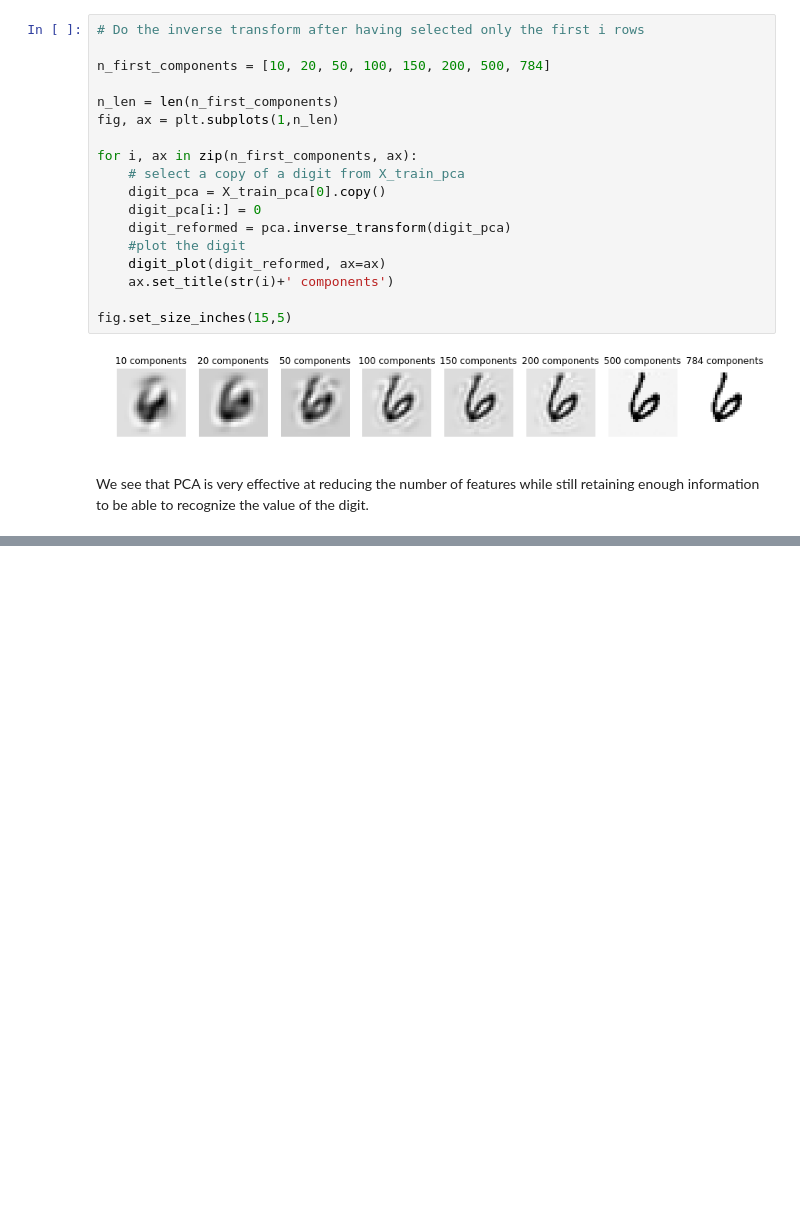
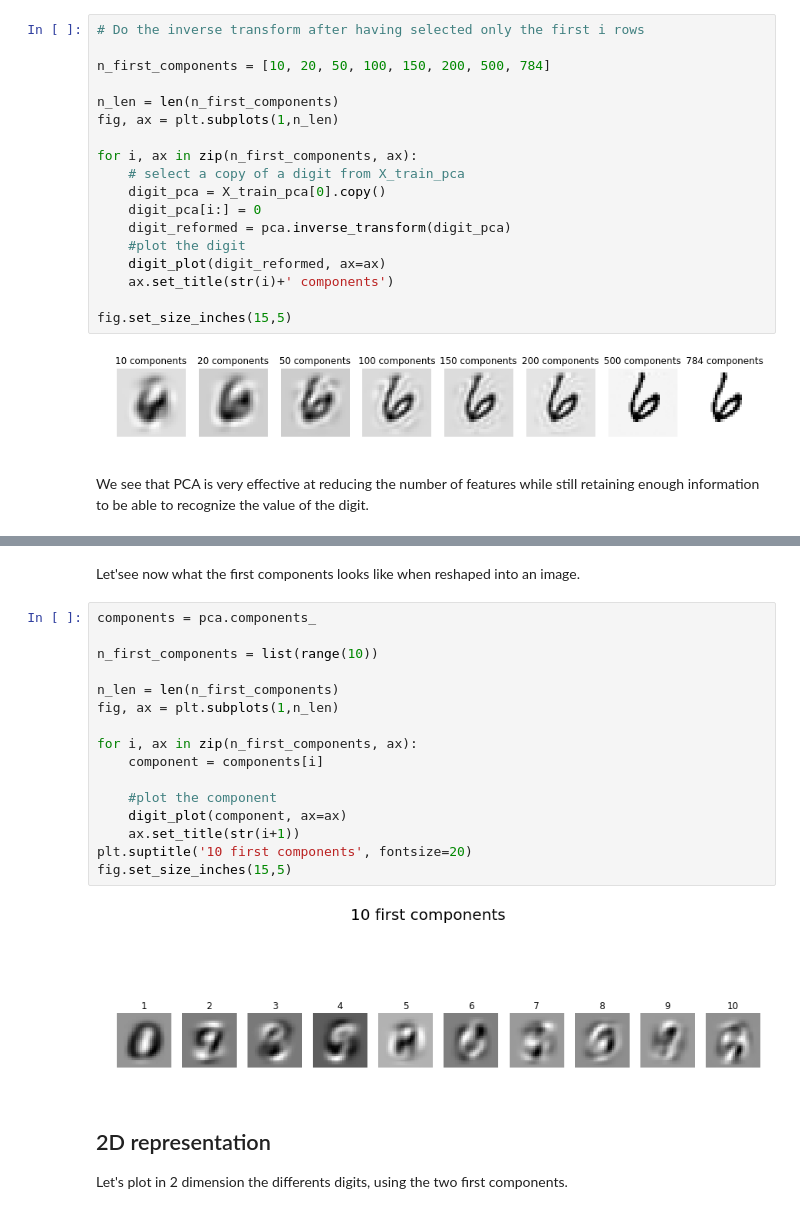
Before and after one commit to ArthMx/MNIST, a Jupyter notebook: MNIST_3.ipynb, the cells around one changed output, grey strips where cells are left out. Cells and saved outputs as stored; diff of their text form; blank space fills up the shorter version.

```diff
--- a/MNIST_3.ipynb
+++ b/MNIST_3.ipynb
@@ -165,0 +176,24 @@ results_df
+# %% [markdown]
+Let'see now what the first components looks like when reshaped into an image.
+# %%
+components = pca.components_
+
+n_first_components = list(range(10))
+
+n_len = len(n_first_components)
+fig, ax = plt.subplots(1,n_len)
+
+for i, ax in zip(n_first_components, ax):
+    component = components[i]
+
+    #plot the component
+    digit_plot(component, ax=ax)
+    ax.set_title(str(i+1))
+plt.suptitle('10 first components', fontsize=20)
+fig.set_size_inches(15,5)
+# %% [output]
+[figure, added]
+# %% [markdown]
+## 2D representation
+
+Let's plot in 2 dimension the differents digits, using the two first components.
```
Also changed, not shown: parts of 14 cells of this notebook.
